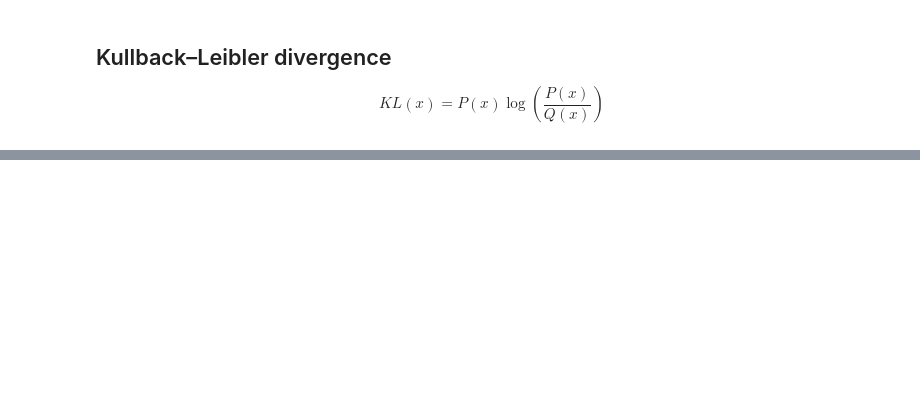
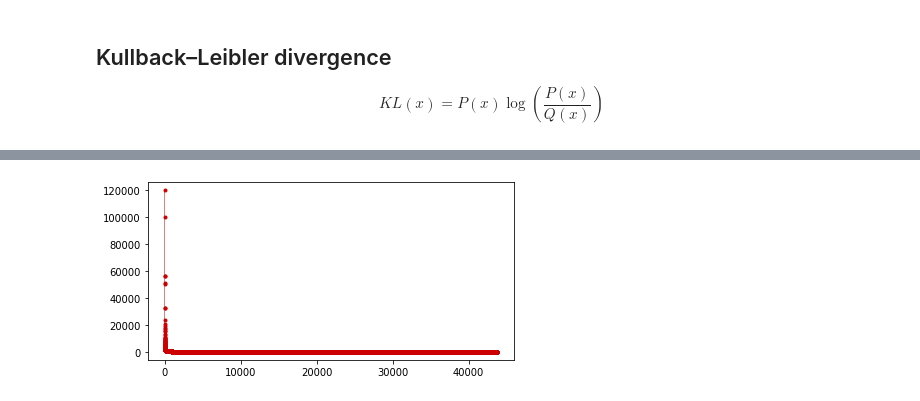
Before and after one commit to afflint/masterdh, a Jupyter notebook: vatican/lexicon.ipynb, the cells around one changed output, grey strips where cells are left out. Saved outputs shown, nothing was run; the diff lists cells and outputs as text; code cells hidden in the pictures; blank space fills up the shorter version.

```diff
--- a/vatican/lexicon.ipynb
+++ b/vatican/lexicon.ipynb
@@ -257,3 +300,20 @@ np.linalg.norm(v2 - v3)
 $$
 KL(x) = P(x) \log\left(\frac{P(x)}{Q(x)}\right)
 $$
+# %%
+def generate_filter(pope, document):
+    return {'$match': {'pope': pope, 'document': document}}
+
+def term_count(field='lemma', m=None):
+    g = {'$group': {'_id': "${}".format(field), 'count': {'$sum': 1}}}
+    data = {}
+    if m is None:
+        pipeline = [g]
+    else:
+        pipeline = [m, g]
+    for record in db.aggregate(pipeline):
+        data[record['_id']] = record['count']
+    return pd.Series(data)
+# %%
+freq_star = term_count()
+freq_star_n = freq_star / freq_star.sum()
@@ -259,0 +335,7 @@ $$
+# %%
+fig, ax = plt.subplots(figsize=(6, 3))
+ax.plot(freq_star.sort_values(ascending=False).values, c='#cc0000', linewidth=.5, marker='.')
+plt.tight_layout()
+plt.show()
+# %% [output]
+[figure, added]
```
Also changed, not shown: parts of 19 cells of this notebook.
